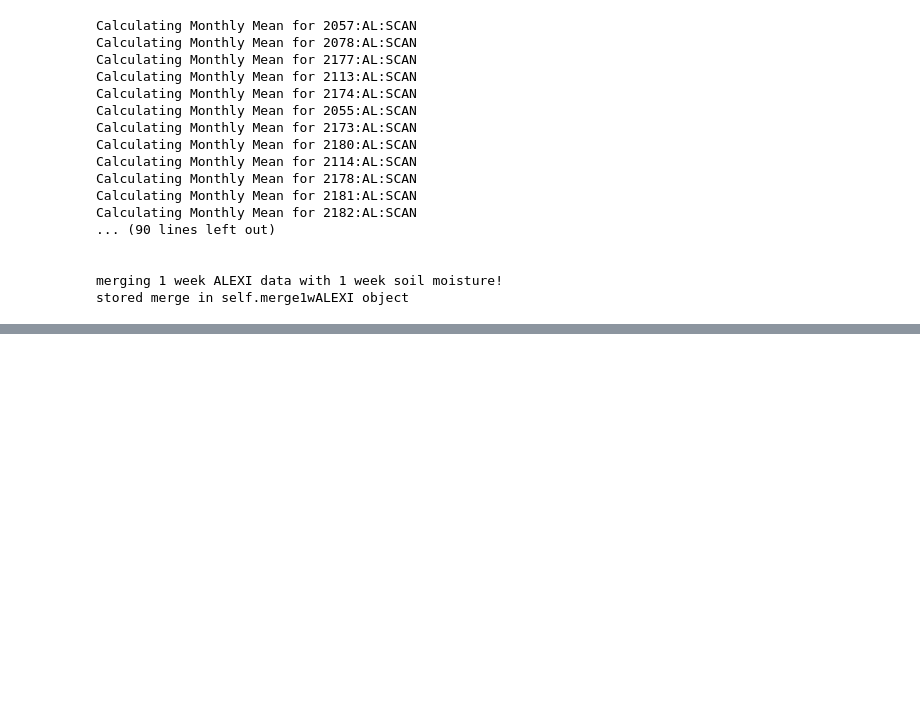
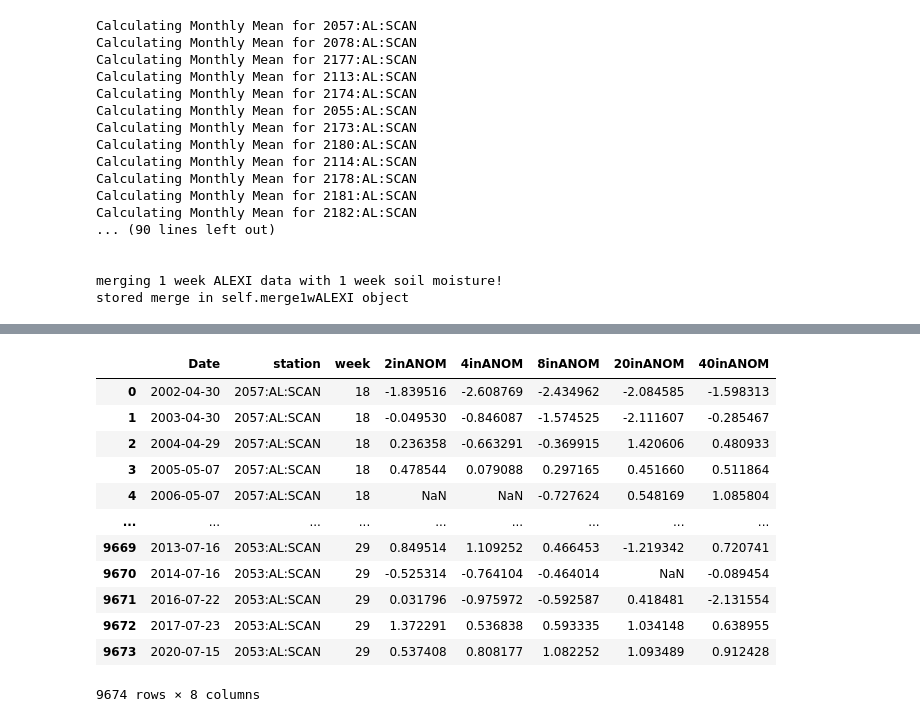
Before and after one commit to Corey4005/SCANAnalysis, a Jupyter notebook: notebooks/anomaly_analysis.ipynb, the cells around one changed output, grey strips where cells are left out. Cells and saved outputs as stored; diff of their text form; code cells hidden in the pictures; blank space fills up the shorter version.

```diff
--- a/notebooks/anomaly_analysis.ipynb
+++ b/notebooks/anomaly_analysis.ipynb
@@ -81 +80,7 @@ df = obj.merge1wALEXI
 df.set_index('Date', inplace=True)
+# %%
+smdf = df[['SMS-2.0in','SMS-4.0in', 'SMS-8.0in', 'SMS-20.0in', 'SMS-40.0in', 'station']] #soil moisture only
+esidf = df[['ESI', 'station']] #esi data alone
+# %%
+esidf['week']=esidf.index.week #get the week for the esidf
+smdf['week']=smdf.index.week
@@ -109,0 +168,4 @@ for station in df['station'].unique():
+# %%
+#merge the clean esidf with statsframe
+smdf.reset_index(inplace=True)
+smdfmerged = pd.merge(SMStatsFrame, smdf, on=['station', 'week'])
@@ -109,0 +182,17 @@ for station in df['station'].unique():
+# %%
+SMAnomalyFrame = smdfmerged[['Date','station', 'week', '2inANOM', '4inANOM', '8inANOM', '20inANOM', '40inANOM']] #reduce dataframe
+SMAnomalyFrame
+# %% [output]
+|  | Date | station | week | 2inANOM | 4inANOM | 8inANOM | 20inANOM | 40inANOM |
+| 0 | 2002-04-30 | 2057:AL:SCAN | 18 | -1.839516 | -2.608769 | -2.434962 | -2.084585 | -1.598313 |
+| 1 | 2003-04-30 | 2057:AL:SCAN | 18 | -0.049530 | -0.846087 | -1.574525 | -2.111607 | -0.285467 |
+| 2 | 2004-04-29 | 2057:AL:SCAN | 18 | 0.236358 | -0.663291 | -0.369915 | 1.420606 | 0.480933 |
+| 3 | 2005-05-07 | 2057:AL:SCAN | 18 | 0.478544 | 0.079088 | 0.297165 | 0.451660 | 0.511864 |
+| 4 | 2006-05-07 | 2057:AL:SCAN | 18 | NaN | NaN | -0.727624 | 0.548169 | 1.085804 |
+| ... | ... | ... | ... | ... | ... | ... | ... | ... |
+| 9669 | 2013-07-16 | 2053:AL:SCAN | 29 | 0.849514 | 1.109252 | 0.466453 | -1.219342 | 0.720741 |
+| 9670 | 2014-07-16 | 2053:AL:SCAN | 29 | -0.525314 | -0.764104 | -0.464014 | NaN | -0.089454 |
+| 9671 | 2016-07-22 | 2053:AL:SCAN | 29 | 0.031796 | -0.975972 | -0.592587 | 0.418481 | -2.131554 |
+| 9672 | 2017-07-23 | 2053:AL:SCAN | 29 | 1.372291 | 0.536838 | 0.593335 | 1.034148 | 0.638955 |
+| 9673 | 2020-07-15 | 2053:AL:SCAN | 29 | 0.537408 | 0.808177 | 1.082252 | 1.093489 | 0.912428 |
+9674 rows × 8 columns
```
Also changed, not shown: parts of 15 cells of this notebook, 2 other files.
